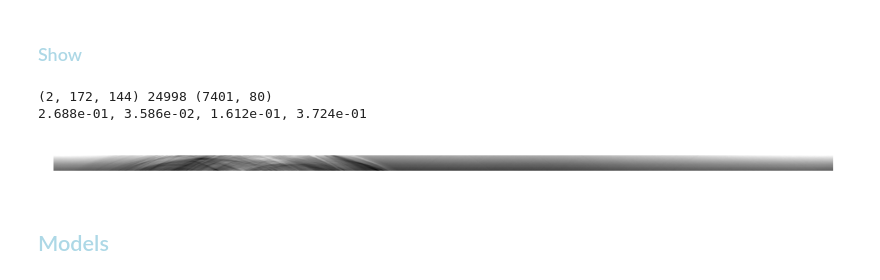
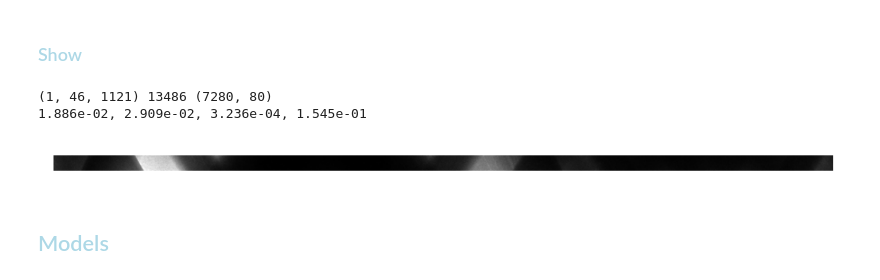
Before and after one commit to AustralianSynchrotron/sinogap, a Jupyter notebook: sinogap_dj1.ipynb, the cells around one changed output. Drawn from its saved outputs; the diff is of its cells as text; code cells hidden in the pictures.

```diff
--- a/sinogap_dj1.ipynb
+++ b/sinogap_dj1.ipynb
@@ -33,8 +33,8 @@ sg.TCfg = sg.TCfgClass(
      exec = 1
     ,nofEpochs = None
     ,latentDim = 64
-    ,batchSize = 2**10
-    ,batchSplit = 2**1
+    ,batchSize = 2**6
+    ,batchSplit = 2**0
     ,labelSmoothFac = 0.1 # For Fake labels (or set to 0.0 for no smoothing).
     ,learningRateD = 1e-3
     ,learningRateG = 1e-3
@@ -70,12 +70,12 @@ Loading train set 4 of 4: data/test/18692b_input_Phantom0 ... Done
 # %% [markdown]
 ### <font style="color:lightblue">Show</font>
 # %%
-sg.refImages, sg.refNoises, sg.refBoxes = sg.createReferences(sg.testSet, 2)
+sg.refImages, sg.refNoises, sg.refBoxes = sg.createReferences(sg.testSet, 0)
 sg.showMe(sg.testSet)
 # %% [output]
-(2, 172, 144) 24998 (7401, 80)
-2.688e-01, 3.586e-02, 1.612e-01, 3.724e-01
+(1, 46, 1121) 13486 (7280, 80)
+1.886e-02, 2.909e-02, 3.236e-04, 1.545e-01
-[figure, old version]
+[figure, new version]
 # %% [markdown]
 ## <font style="color:lightblue">Models</font>
 # %% [markdown]
```
Also changed, not shown: parts of 4 cells of this notebook.
